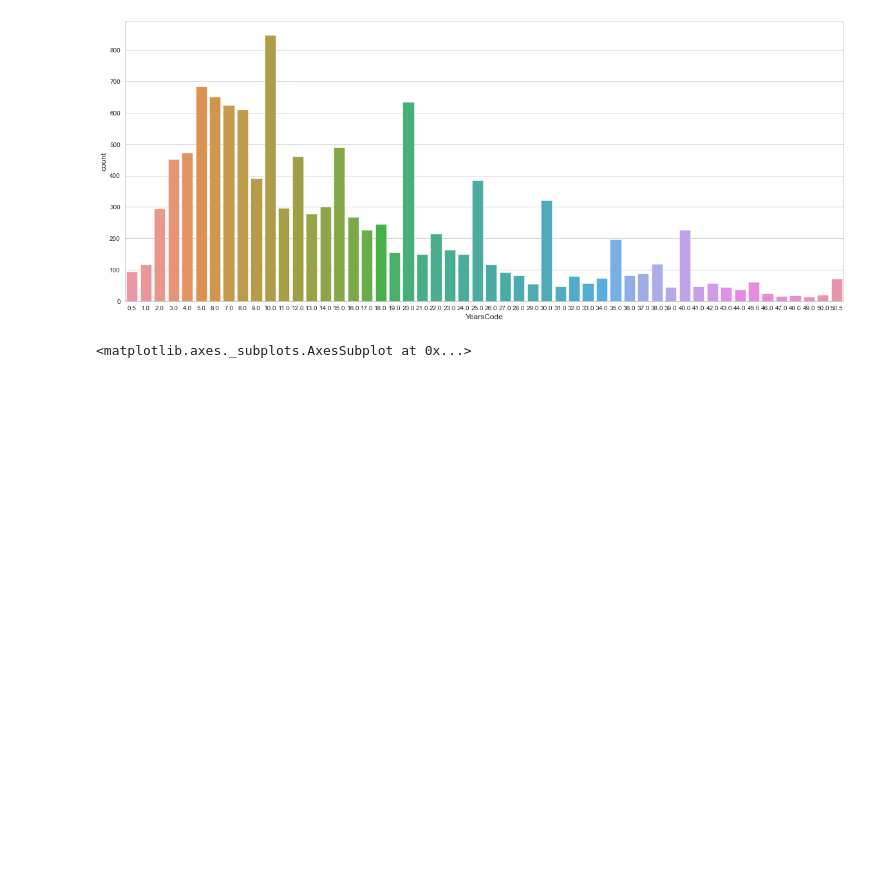
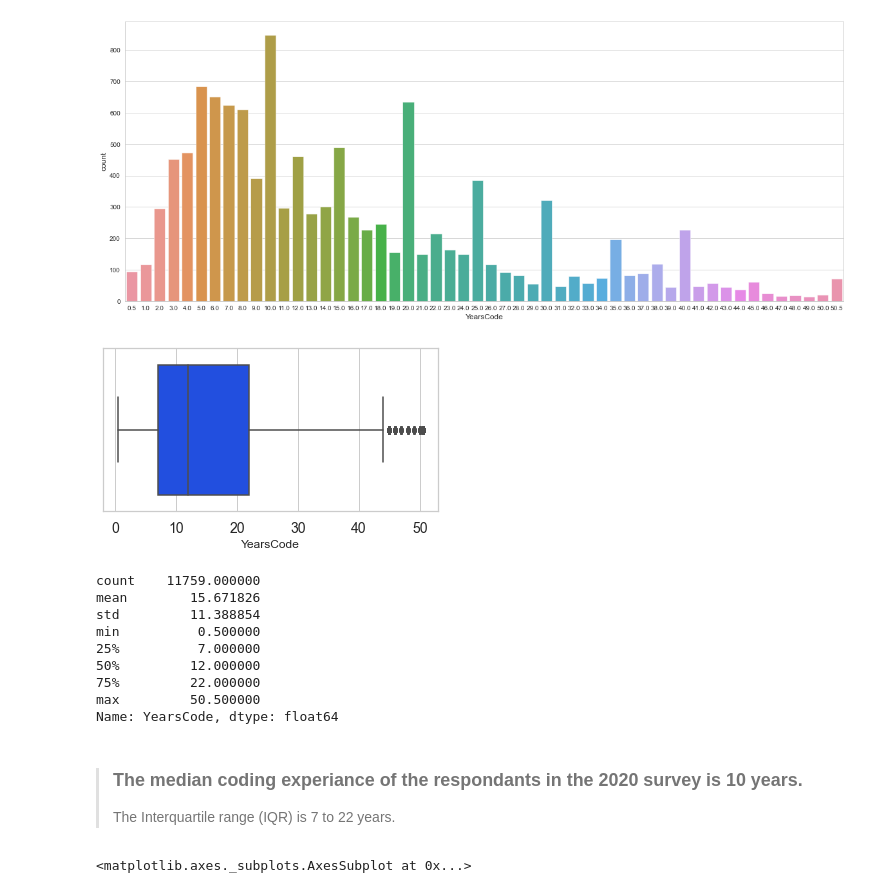
Before and after one commit to LisaHarrison08/stackOverflow_Survey, a Jupyter notebook: stackOverflow_survey.ipynb, the cells around one changed output. Saved outputs shown, nothing was run; the diff lists cells and outputs as text; code cells hidden in the pictures; blank space fills up the shorter version.

```diff
--- a/stackOverflow_survey.ipynb
+++ b/stackOverflow_survey.ipynb
@@ -264,6 +270,29 @@ sns.countplot(x = "YearsCode", ax=ax, data=df_US)
 # %% [output]
 <matplotlib.axes._subplots.AxesSubplot at 0x...>
 [figure]
+# %%
+sns.set(context='notebook', style='whitegrid', palette='bright', font='sans-serif', font_scale=1, rc=None)
+plt.figure(figsize=[6, 3])
+sns.boxplot(x = "YearsCode", data=df_US)
+plt.xticks(rotation=0, fontsize=14)
+plt.show()
+print(df_US.YearsCode.describe());
+# %% [output]
+[figure, added]
+count    11759.000000
+mean        15.671826
+std         11.388854
+min          0.500000
+25%          7.000000
+50%         12.000000
+75%         22.000000
+max         50.500000
+Name: YearsCode, dtype: float64
+# %% [markdown]
+ </font><font color='blue'>
+>### The median coding experiance of the respondants in the 2020 survey is 10 years.
+>The Interquartile range (IQR) is 7 to 22 years.
+<br></font><font color='black'>
 # %%
 sns.set_style("whitegrid")
 fig_dims = (20, 8)
```
Also changed, not shown: parts of 6 cells of this notebook.
